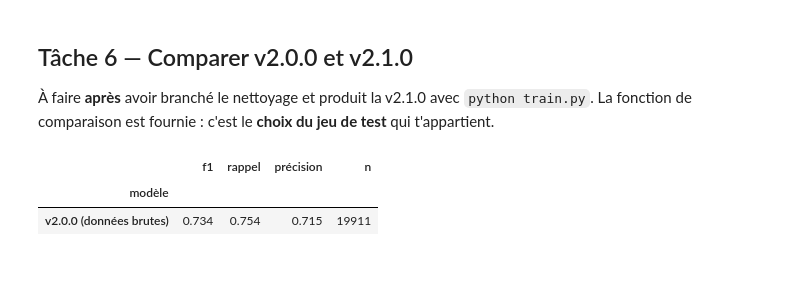
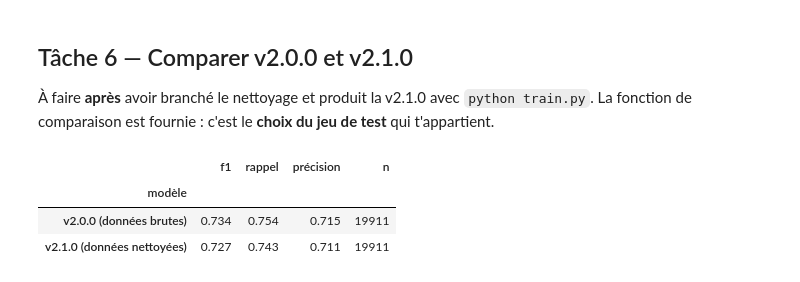
Before and after one commit to sojenorg/M2-B1-nettoyage-wassim, a Jupyter notebook: notebooks/01_audit.ipynb, the cells around one changed output. Cells and saved outputs as stored; diff of their text form; code cells hidden in the pictures.

```diff
--- a/notebooks/01_audit.ipynb
+++ b/notebooks/01_audit.ipynb
@@ -448,30 +448,31 @@ La fonction de comparaison est fournie : c'est le **choix du jeu de test** qui t
 # %%
 import joblib
 from sklearn.metrics import f1_score, precision_score, recall_score
 
 import train as T
 from features import INPUT_FEATURES
 
 
 def comparer(modeles: dict, X: pd.DataFrame, y: pd.Series) -> pd.DataFrame:
     lignes = []
     for nom, modele in modeles.items():
         pred = modele.predict(X)
         lignes.append({"modèle": nom, "f1": f1_score(y, pred), "rappel": recall_score(y, pred),
                        "précision": precision_score(y, pred), "n": len(y)})
     return pd.DataFrame(lignes).set_index("modèle").round(3)
 
 
 modeles = {
     "v2.0.0 (données brutes)": joblib.load(ROOT / "model" / "cancellation_model_v2.0.0.joblib"),
-    # "v2.1.0 (données nettoyées)": joblib.load(ROOT / "model" / "cancellation_model_v2.1.0.joblib"),
+    "v2.1.0 (données nettoyées)": joblib.load(ROOT / "model" / "cancellation_model_v2.1.0.joblib"),
 }
 
 brut = T.load_data(engine)
 _, test_brut = T.split_train_test(brut)
 comparer(modeles, test_brut[INPUT_FEATURES], test_brut[T.TARGET])
 # %% [output]
 |  | f1 | rappel | précision | n |
 | modèle |  |  |  |  |
 | v2.0.0 (données brutes) | 0.734 | 0.754 | 0.715 | 19911 |
+| v2.1.0 (données nettoyées) | 0.727 | 0.743 | 0.711 | 19911 |
 # %%
```
Also changed, not shown: parts of 5 cells of this notebook.
